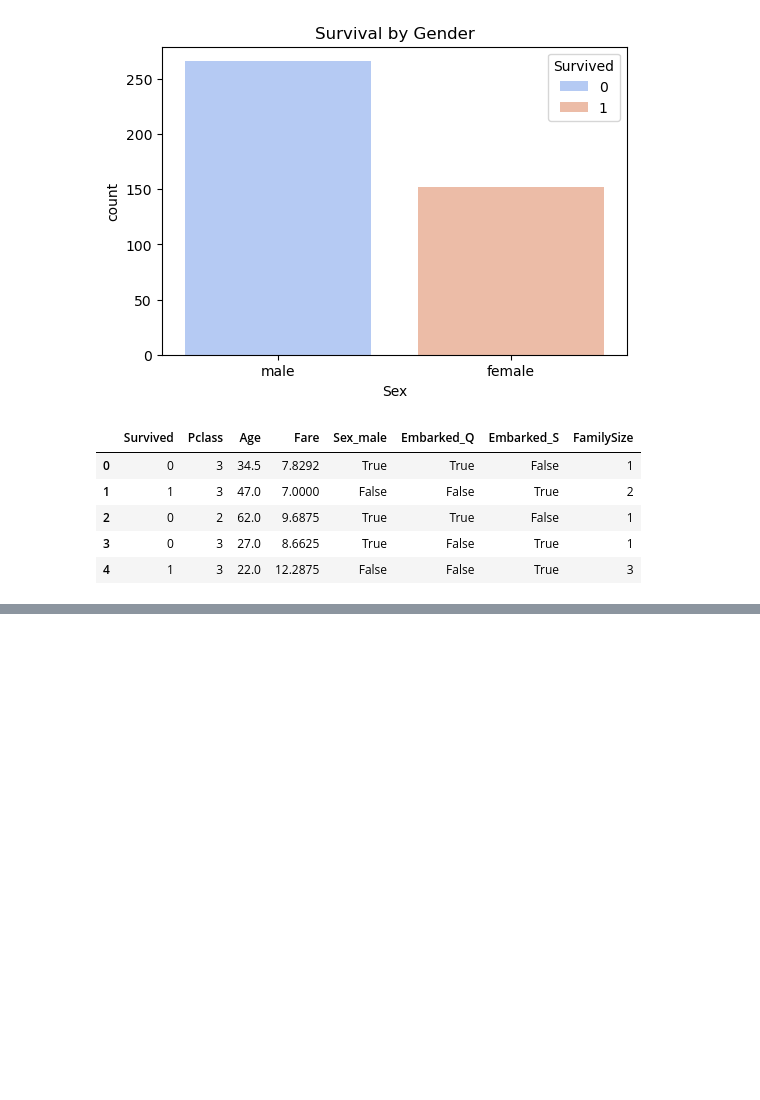
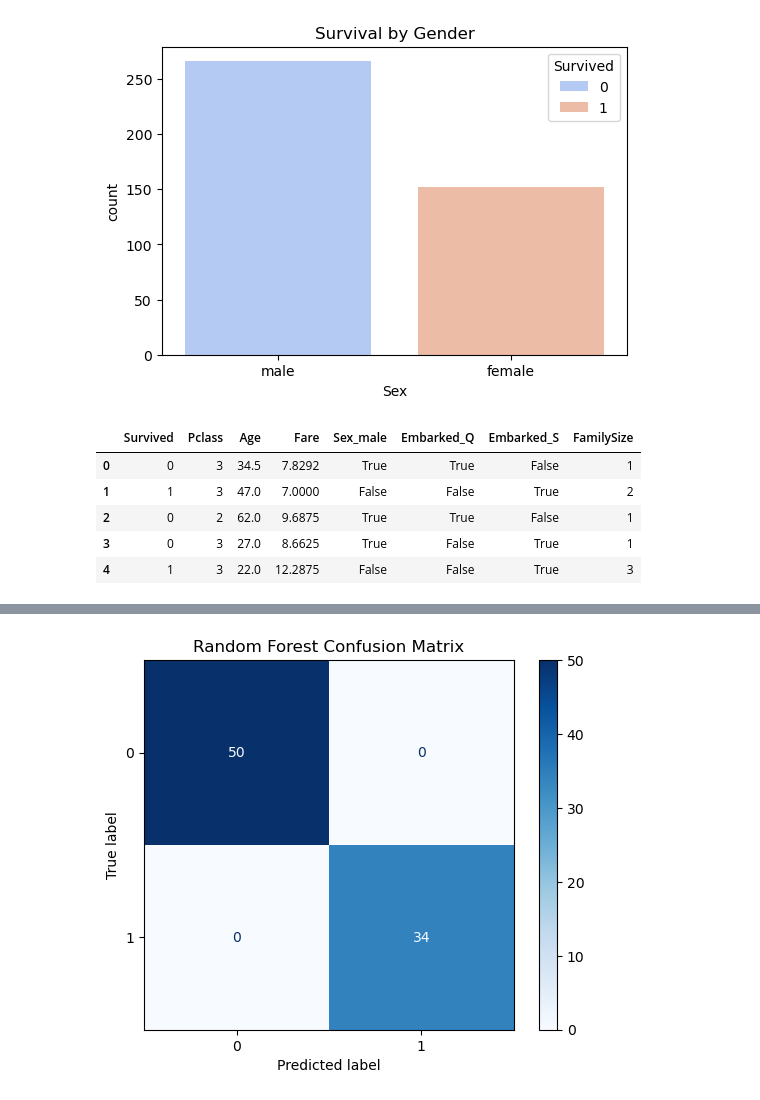
Before and after one commit to mudrap2706/Titanic_Survival_Analysis, a Jupyter notebook: titanic_analysis.ipynb, the cells around one changed output, grey strips where cells are left out. Cells and saved outputs as stored; diff of their text form; code cells hidden in the pictures; blank space fills up the shorter version.

```diff
--- a/titanic_analysis.ipynb
+++ b/titanic_analysis.ipynb
@@ -94,3 +94,10 @@ X = df.drop(columns=['Survived'])  # Features
 y = df['Survived']  # Target
 
 X_train, X_test, y_train, y_test = train_test_split(X, y, test_size=0.2, random_state=42)
+# %%
+# Feature Scaling
+from sklearn.preprocessing import StandardScaler
+
+scaler = StandardScaler()
+X_train[['Age', 'Fare', 'FamilySize']] = scaler.fit_transform(X_train[['Age', 'Fare', 'FamilySize']])
+X_test[['Age', 'Fare', 'FamilySize']] = scaler.transform(X_test[['Age', 'Fare', 'FamilySize']])
@@ -96,0 +112,8 @@ X_train, X_test, y_train, y_test = train_test_split(X, y, test_size=0.2, random_
+# %%
+#Logistic Regression
+log_model = LogisticRegression()
+log_model.fit(X_train, y_train)
+y_pred_log = log_model.predict(X_test)
+
+print("Logistic Regression Accuracy:", accuracy_score(y_test, y_pred_log))
+print(classification_report(y_test, y_pred_log))
@@ -96,0 +137,9 @@ X_train, X_test, y_train, y_test = train_test_split(X, y, test_size=0.2, random_
+# %%
+# Decision Tree Classifier
+from sklearn.tree import DecisionTreeClassifier
+
+dt_model = DecisionTreeClassifier(max_depth=5)
+dt_model.fit(X_train, y_train)
+y_pred_dt = dt_model.predict(X_test)
+
+print("Decision Tree Accuracy:", accuracy_score(y_test, y_pred_dt))
@@ -96,0 +148,9 @@ X_train, X_test, y_train, y_test = train_test_split(X, y, test_size=0.2, random_
+# %%
+# Random Forest Classifier
+from sklearn.ensemble import RandomForestClassifier
+
+rf_model = RandomForestClassifier(n_estimators=100)
+rf_model.fit(X_train, y_train)
+y_pred_rf = rf_model.predict(X_test)
+
+print("Random Forest Accuracy:", accuracy_score(y_test, y_pred_rf))
@@ -96,0 +203,14 @@ X_train, X_test, y_train, y_test = train_test_split(X, y, test_size=0.2, random_
+# %%
+# Confusion Matrix
+from sklearn.metrics import confusion_matrix, ConfusionMatrixDisplay
+
+def plot_confusion_matrix(y_true, y_pred, title):
+    cm = confusion_matrix(y_true, y_pred)
+    disp = ConfusionMatrixDisplay(confusion_matrix=cm)
+    disp.plot(cmap="Blues")
+    plt.title(title)
+    plt.show()
+
+plot_confusion_matrix(y_test, y_pred_rf, "Random Forest Confusion Matrix")
+# %% [output]
+[figure, added]
```
Also changed, not shown: parts of 8 cells of this notebook.
